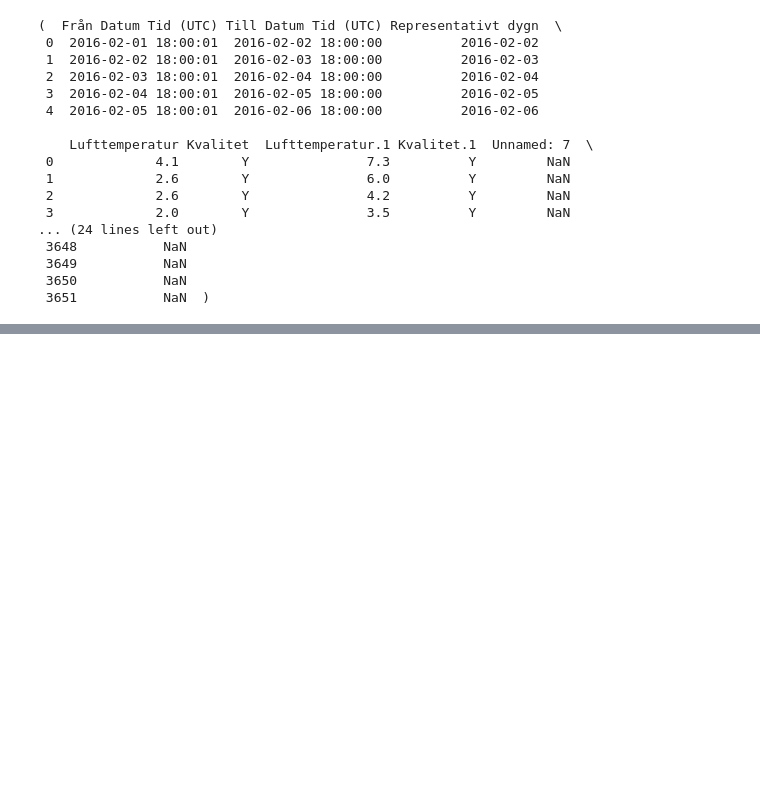
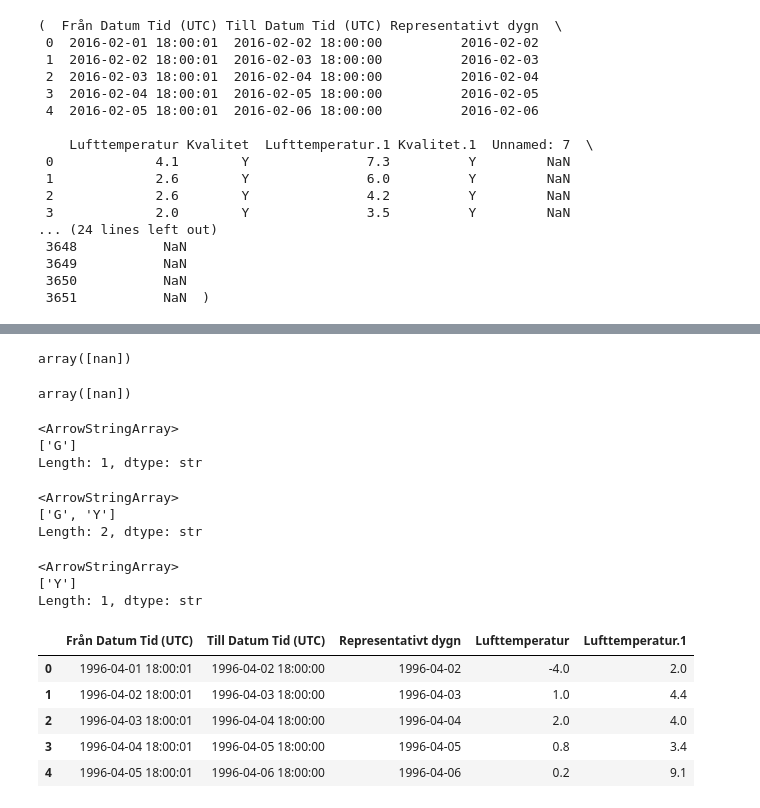
Before and after one commit to aliciagez/hackathon_rise_2026, a Jupyter notebook: data/data_exporations.ipynb, the cells around one changed output, grey strips where cells are left out. Drawn from its saved outputs; the diff is of its cells as text; code cells hidden in the pictures; blank space fills up the shorter version.

```diff
--- a/data/data_exporations.ipynb
+++ b/data/data_exporations.ipynb
@@ -94,0 +101,36 @@ df_3.head(), df_3.tail()
+# %%
+df_2["Tidsutsnitt:"].unique()
+# %% [output]
+array([nan])
+# %%
+df_3["Tidsutsnitt:"].unique()
+# %% [output]
+array([nan])
+# %%
+df_1["Kvalitet"].unique()
+# %% [output]
+<ArrowStringArray>
+['G']
+Length: 1, dtype: str
+# %%
+df_2["Kvalitet"].unique()
+# %% [output]
+<ArrowStringArray>
+['G', 'Y']
+Length: 2, dtype: str
+# %%
+df_3["Kvalitet"].unique()
+# %% [output]
+<ArrowStringArray>
+['Y']
+Length: 1, dtype: str
+# %%
+df_1_1 = df_1.drop(columns=["Kvalitet", "Kvalitet.1", "Unnamed: 7", "Tidsutsnitt:"])
+df_1_1.head()
+# %% [output]
+|  | Från Datum Tid (UTC) | Till Datum Tid (UTC) | Representativt dygn | Lufttemperatur | Lufttemperatur.1 |
+| 0 | 1996-04-01 18:00:01 | 1996-04-02 18:00:00 | 1996-04-02 | -4.0 | 2.0 |
+| 1 | 1996-04-02 18:00:01 | 1996-04-03 18:00:00 | 1996-04-03 | 1.0 | 4.4 |
+| 2 | 1996-04-03 18:00:01 | 1996-04-04 18:00:00 | 1996-04-04 | 2.0 | 4.0 |
+| 3 | 1996-04-04 18:00:01 | 1996-04-05 18:00:00 | 1996-04-05 | 0.8 | 3.4 |
+| 4 | 1996-04-05 18:00:01 | 1996-04-06 18:00:00 | 1996-04-06 | 0.2 | 9.1 |
```
Also changed, not shown: parts of 9 cells of this notebook, 1 other file.
